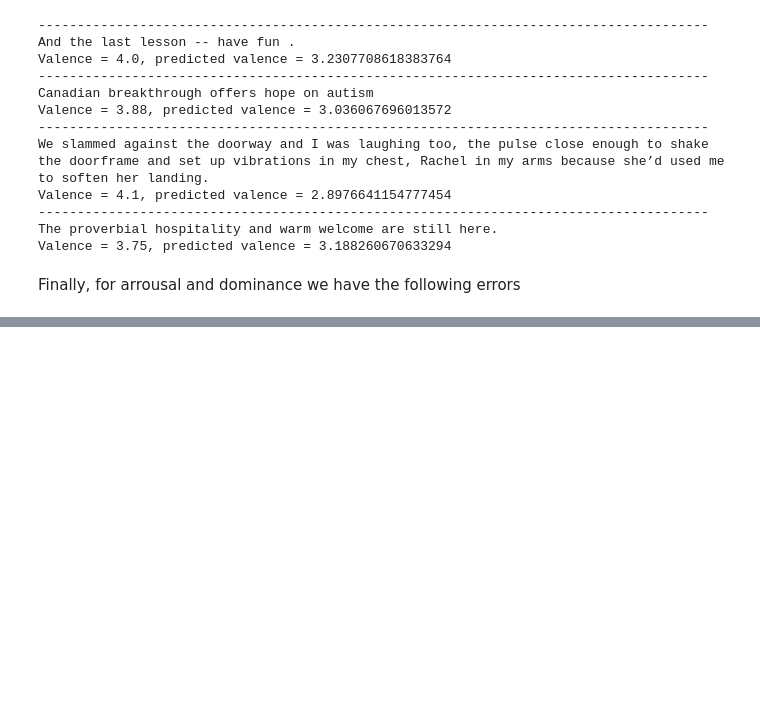
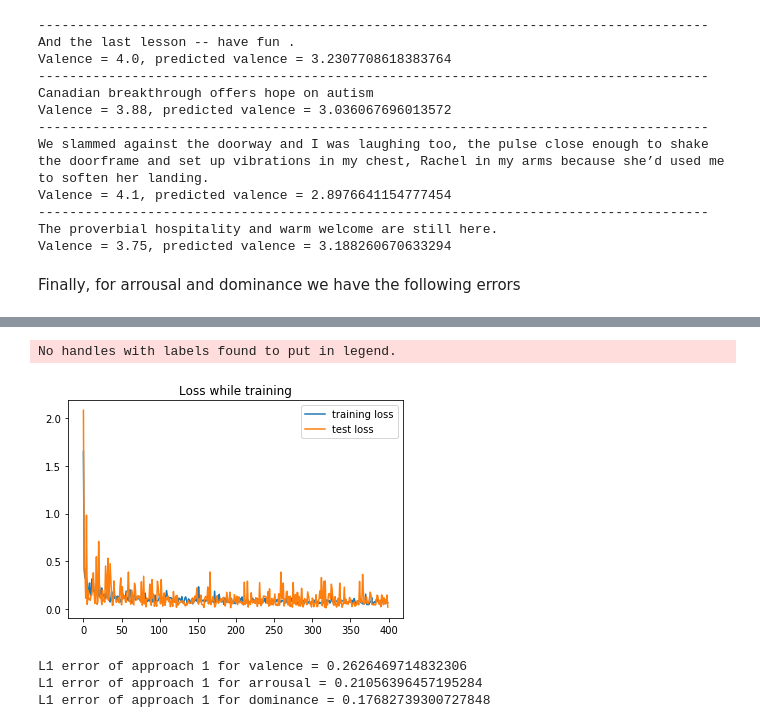
Before and after one commit to camilocarvajalreyes/BE-emotions-in-text, a Jupyter notebook: Sentiment_analysis_written_text.ipynb, the cells around one changed output, grey strips where cells are left out. Cells and saved outputs as stored; diff of their text form; code cells hidden in the pictures; blank space fills up the shorter version.

Commit message:
RNN model trained

```diff
--- a/Sentiment_analysis_written_text.ipynb
+++ b/Sentiment_analysis_written_text.ipynb
@@ -247,0 +337,4 @@ Mean squared error of approach 1 for valence = 0.0436326241882095
+# %%
+test_2 = test_1.drop(['V_words', 'A_words', 'D_words'], axis=1)
+train_2 = train_1.drop(['V_words', 'A_words', 'D_words'], axis=1)
+train_2.head()
@@ -247,0 +405,9 @@ Mean squared error of approach 1 for valence = 0.0436326241882095
+# %%
+#just a function to save room on the examples to show while training
+def portionSentence(string,limit=20):
+    if len(string)<limit:
+        return string
+    else:
+        new_str = string[:limit]+' ...'
+        return new_str
+portionSentence('Never gonna give you up, Never gonna let you down')
@@ -247,0 +418,19 @@ Mean squared error of approach 1 for valence = 0.0436326241882095
+# %%
+learning_rate = 0.005 # If you set this too high, it might explode. If too low, it might not learn
+
+def train(VAD_tensor, Sentence_tensor):
+    hidden = rnn.initHidden()
+
+    rnn.zero_grad()
+
+    for i in range(Sentence_tensor.size()[0]):
+        output, hidden = rnn(Sentence_tensor[i], hidden)
+
+    loss = criterion(output, VAD_tensor)
+    loss.backward()
+
+    # Add parameters' gradients to their values, multiplied by learning rate
+    for p in rnn.parameters():
+        p.data.add_(-learning_rate, p.grad.data)
+
+    return output, loss.item()
@@ -247,0 +492,15 @@ Mean squared error of approach 1 for valence = 0.0436326241882095
+# %%
+import matplotlib.ticker as ticker
+
+#plt.figure()
+fig = plt.figure()
+ax = plt.subplot(111)
+ax.legend()
+ax.plot(all_losses,label='training loss')
+ax.plot(test_loss,label='test loss')
+plt.title('Loss while training')
+ax.legend()
+plt.show()
+# %% [output]
+No handles with labels found to put in legend.
+[figure, added]
@@ -247,0 +521,11 @@ Mean squared error of approach 1 for valence = 0.0436326241882095
+# %%
+Error_Val = np.absolute(prediction_2_val - test_2['V'].values).mean()
+print('L1 error of approach 1 for valence = '+str(Error_Val))
+Error_Val = np.absolute(prediction_2_arr - test_2['A'].values).mean()
+print('L1 error of approach 1 for arrousal = '+str(Error_Val))
+Error_Val = np.absolute(prediction_2_dom - test_2['D'].values).mean()
+print('L1 error of approach 1 for dominance = '+str(Error_Val))
+# %% [output]
+L1 error of approach 1 for valence = 0.2626469714832306
+L1 error of approach 1 for arrousal = 0.21056396457195284
+L1 error of approach 1 for dominance = 0.17682739300727848
```
Also changed, not shown: parts of 38 cells of this notebook, 2 other files.
